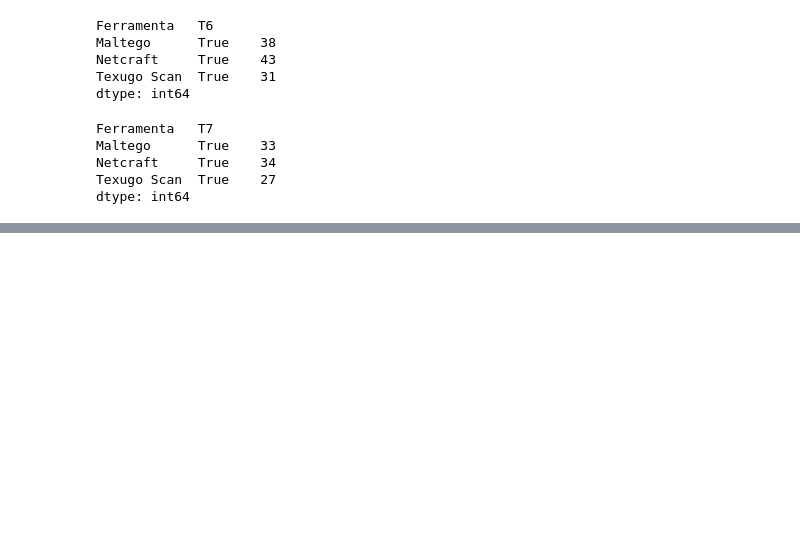
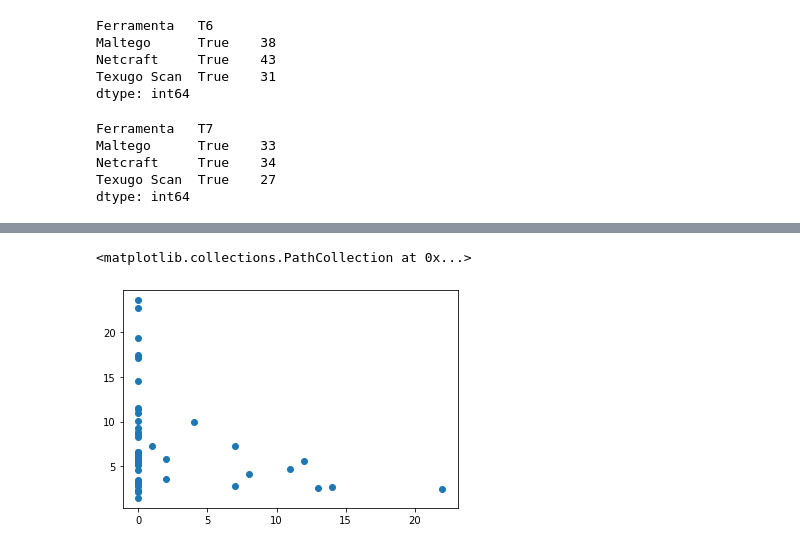
Before and after one commit to Vectro26/ProjetoTexugo, a Jupyter notebook: ProjetoTexugoScan/Validação/Analise de Dados.ipynb, the cells around one changed output, grey strips where cells are left out. Drawn from its saved outputs; the diff is of its cells as text; code cells hidden in the pictures; blank space fills up the shorter version.

```diff
--- a/ProjetoTexugoScan/Validação/Analise de Dados.ipynb
+++ b/ProjetoTexugoScan/Validação/Analise de Dados.ipynb
@@ -132,0 +138,5 @@ dtype: int64
+# %%
+plt.scatter(ds['Netcraft'],de['Netcraft'] )
+# %% [output]
+<matplotlib.collections.PathCollection at 0x...>
+[figure, added]
```
Also changed, not shown: parts of 3 cells of this notebook.
